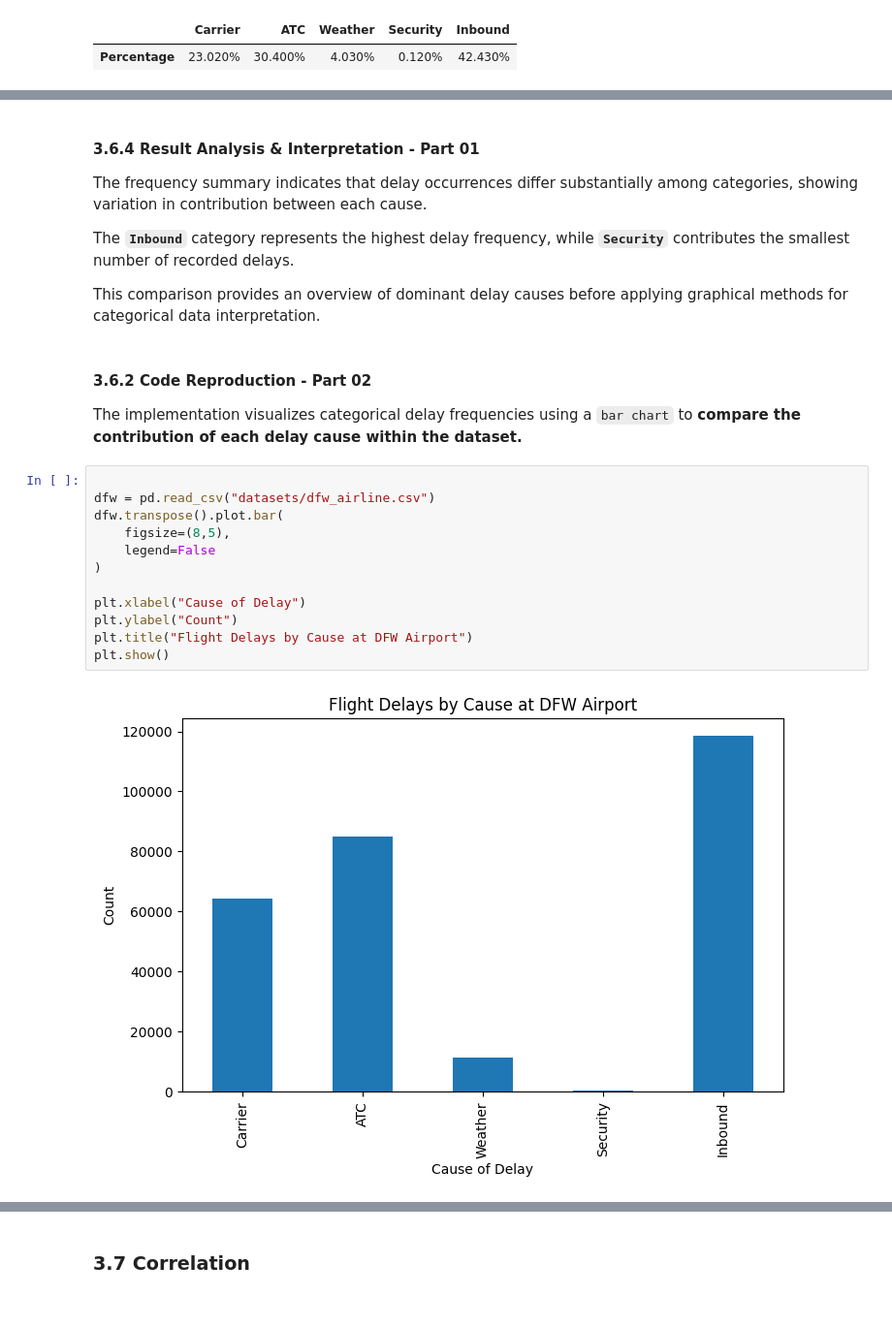
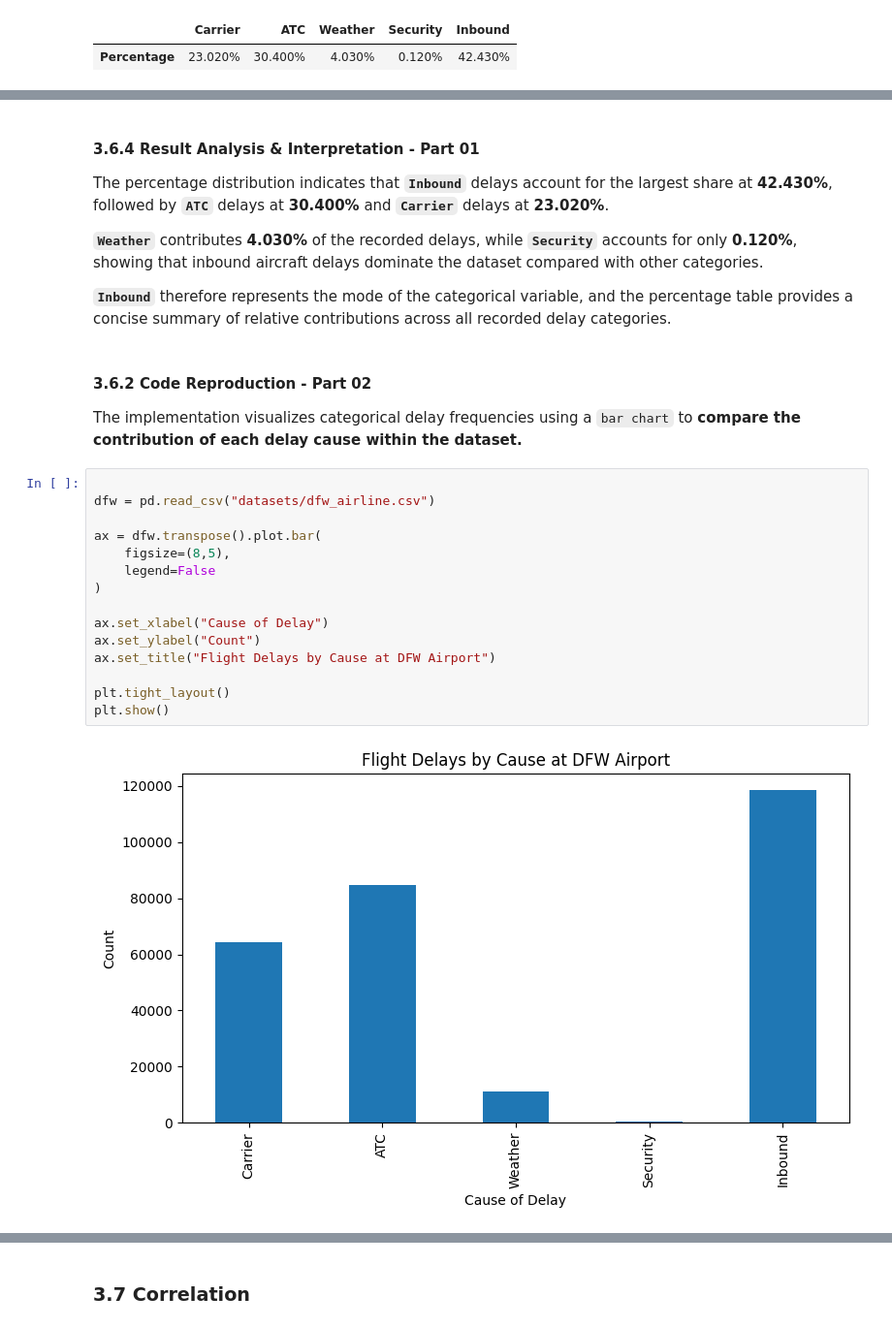
Before and after one commit to kinanpta/Practical-Statistics-for-Data-Scientists, a Jupyter notebook: Chapter01_Exploratory_Data_Analysis.ipynb, the cells around one changed output, grey strips where cells are left out. Shown at 97% size. Saved outputs shown, nothing was run; the diff lists cells and outputs as text.

```diff
--- a/Chapter01_Exploratory_Data_Analysis.ipynb
+++ b/Chapter01_Exploratory_Data_Analysis.ipynb
@@ -651,11 +651,11 @@ Because **`Inbound` has the highest frequency**, it is the mode of this categori
 # %% [markdown]
 #### 3.6.4 Result Analysis & Interpretation - Part 01
 
-The frequency summary indicates that delay occurrences differ substantially among categories, showing variation in contribution between each cause.
+The percentage distribution indicates that **`Inbound`** delays account for the largest share at **42.430%**, followed by **`ATC`** delays at **30.400%** and **`Carrier`** delays at **23.020%**.
 
-The **`Inbound`** category represents the highest delay frequency, while **`Security`** contributes the smallest number of recorded delays.
+**`Weather`** contributes **4.030%** of the recorded delays, while **`Security`** accounts for only **0.120%**, showing that inbound aircraft delays dominate the dataset compared with other categories.
 
-This comparison provides an overview of dominant delay causes before applying graphical methods for categorical data interpretation.
+**`Inbound`** therefore represents the mode of the categorical variable, and the percentage table provides a concise summary of relative contributions across all recorded delay categories.
 # %% [markdown]
 #### 3.6.2 Code Reproduction - Part 02
 
@@ -663,17 +663,20 @@ The implementation visualizes categorical delay frequencies using a `bar chart`
 # %%
 
 dfw = pd.read_csv("datasets/dfw_airline.csv")
-dfw.transpose().plot.bar(
+
+ax = dfw.transpose().plot.bar(
     figsize=(8,5),
     legend=False
 )
 
-plt.xlabel("Cause of Delay")
-plt.ylabel("Count")
-plt.title("Flight Delays by Cause at DFW Airport")
+ax.set_xlabel("Cause of Delay")
+ax.set_ylabel("Count")
+ax.set_title("Flight Delays by Cause at DFW Airport")
+
+plt.tight_layout()
 plt.show()
 # %% [output]
-[figure, old version]
+[figure, new version]
 # %% [markdown]
 #### 3.6.3 Code Explanation - Part 02
 
```
Also changed, not shown: parts of 3 cells of this notebook.
